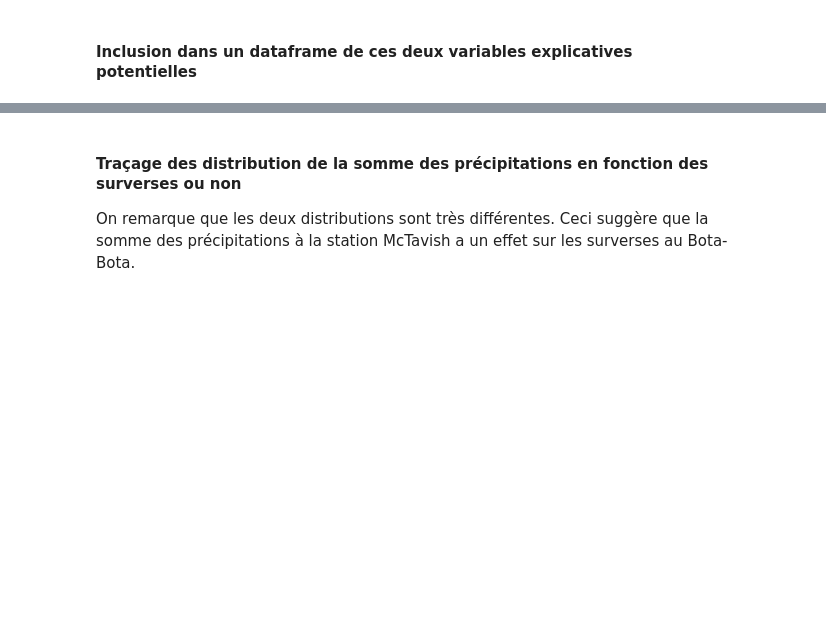
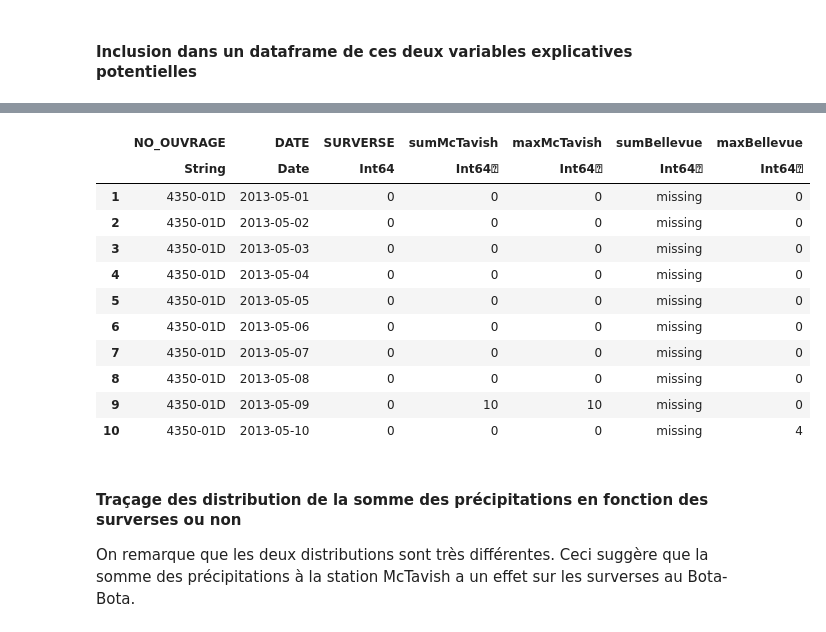
Before and after one commit to SamuelA-L/Prob-et-Stats-IA, a Jupyter notebook: ProjetA19.ipynb, the cells around one changed output, grey strips where cells are left out. Saved outputs shown, nothing was run; the diff lists cells and outputs as text; code cells hidden in the pictures; blank space fills up the shorter version.

Commit message:
SAL creation dataframe avec nos données manquantes remplies

```diff
--- a/ProjetA19.ipynb
+++ b/ProjetA19.ipynb
@@ -314,3 +394,7 @@ first(prec,10)
+# %%
+prec.heure = data[:,:heure]
+prec.date = data[:,:date]
+first(prec,5)
 # %% [markdown]
 # Analyse exploratoire
 
@@ -324,12 +410,12 @@ Prenons arbitrairement l'ouvrage de débordement près du Bota-Bota (4350-01D).
 # %%
-pcp_sum = by(data, :date,  McTavish = :McTavish=>sum, Bellevue = :Bellevue=>sum,
+pcp_sum = by(prec, :date,  McTavish = :McTavish=>sum, Bellevue = :Bellevue=>sum,
    Assomption = :Assomption=>sum, Trudeau = :Trudeau=>sum, StHubert = :StHubert=>sum)
-first(pcp_sum ,5)
+first(pcp_sum ,10)
 # %% [markdown]
 #### Extraction du taux horaire journalier maximum des précipitations pour chacune des stations météorologiques
 # %%
-pcp_max = by(data, :date,  McTavish = :McTavish=>maximum, Bellevue = :Bellevue=>maximum,
+pcp_max = by(prec, :date,  McTavish = :McTavish=>maximum, Bellevue = :Bellevue=>maximum,
    Assomption = :Assomption=>maximum, Trudeau = :Trudeau=>maximum, StHubert = :StHubert=>maximum)
-first(pcp_max,5)
+first(pcp_max,10)
 # %% [markdown]
 #### Inclusion dans un dataframe de ces deux variables explicatives potentielles
@@ -362,0 +422,62 @@ first(df,5)
+# %%
+ouvrage = "4350-01D"
+
+df = filter(row -> row.NO_OUVRAGE == ouvrage, surverse_df)
+
+x₁ = Array{Union{Missing, Int64}}(missing, size(df,1)) # var somme journalière--McTavish
+x₂ = Array{Union{Missing, Int64}}(missing, size(df,1)) # var max journalier-----McTavish
+x₃ = Array{Union{Missing, Int64}}(missing, size(df,1)) # var somme journalière--Bellevue
+x₄ = Array{Union{Missing, Int64}}(missing, size(df,1)) # var max journalier-----Bellevue
+x₅ = Array{Union{Missing, Int64}}(missing, size(df,1)) # var somme journalière--
+x₆ = Array{Union{Missing, Int64}}(missing, size(df,1)) # var max journalier-----
+x₇ = Array{Union{Missing, Int64}}(missing, size(df,1)) # var somme journalière
+x₈ = Array{Union{Missing, Int64}}(missing, size(df,1)) # var max journalier
+x₉ = Array{Union{Missing, Int64}}(missing, size(df,1)) # var somme journalière
+x₁₀ = Array{Union{Missing, Int64}}(missing, size(df,1)) # var max journalier
+
+
+
+for i=1:size(df,1)
+
+    ind = findfirst(pcp_sum[:,:date] .== df[i,:DATE])
+    x₁[i] = pcp_sum[ind,:McTavish]
+    ind = findfirst(pcp_max[:,:date] .== df[i,:DATE])
+    x₂[i] = pcp_max[ind,:McTavish]
+
+    ind = findfirst(pcp_sum[:,:date] .== df[i,:DATE])
+    x₄[i] = pcp_sum[ind,:Bellevue]
+    ind = findfirst(pcp_max[:,:date] .== df[i,:DATE])
+    x₅[i] = pcp_max[ind,:Bellevue]
+
+    ind = findfirst(pcp_sum[:,:date] .== df[i,:DATE])
+    x₅[i] = pcp_sum[ind,:Assomption]
+    ind = findfirst(pcp_max[:,:date] .== df[i,:DATE])
+    x₆[i] = pcp_max[ind,:Assomption]
+
+    ind = findfirst(pcp_sum[:,:date] .== df[i,:DATE])
+    x₇[i] = pcp_sum[ind,:Trudeau]
+    ind = findfirst(pcp_max[:,:date] .== df[i,:DATE])
+    x₈[i] = pcp_max[ind,:Trudeau]
+
+    ind = findfirst(pcp_sum[:,:date] .== df[i,:DATE])
+    x₉[i] = pcp_sum[ind,:StHubert]
+    ind = findfirst(pcp_max[:,:date] .== df[i,:DATE])
+    x₁₀[i] = pcp_max[ind,:StHubert]
+
+end
+
+df[!,:sumMcTavish] = x₁
+df[!,:maxMcTavish] = x₂
+df[!,:sumBellevue] = x₃
+df[!,:maxBellevue] = x₄
+df[!,:sumAssomption] = x₅
+df[!,:maxAssomption] = x₆
+df[!,:sumTrudeau] = x₇
+df[!,:maxTrudeau] = x₈
+df[!,:sumStHubert] = x₉
+df[!,:maxStHubert] = x₁₀
+
+
+#dropmissing!(df, [:SUM, :MAX],disallowmissing=true)
+first(df,10)
+# %% [output]
@@ -363,3 +485,15 @@ first(df,5)
+|  | NO_OUVRAGE | DATE | SURVERSE | sumMcTavish | maxMcTavish | sumBellevue | maxBellevue |
+|  | String | Date | Int64 | Int64⍰ | Int64⍰ | Int64⍰ | Int64⍰ |
+| 1 | 4350-01D | 2013-05-01 | 0 | 0 | 0 | missing | 0 |
+| 2 | 4350-01D | 2013-05-02 | 0 | 0 | 0 | missing | 0 |
+| 3 | 4350-01D | 2013-05-03 | 0 | 0 | 0 | missing | 0 |
+| 4 | 4350-01D | 2013-05-04 | 0 | 0 | 0 | missing | 0 |
+| 5 | 4350-01D | 2013-05-05 | 0 | 0 | 0 | missing | 0 |
+| 6 | 4350-01D | 2013-05-06 | 0 | 0 | 0 | missing | 0 |
+| 7 | 4350-01D | 2013-05-07 | 0 | 0 | 0 | missing | 0 |
+| 8 | 4350-01D | 2013-05-08 | 0 | 0 | 0 | missing | 0 |
+| 9 | 4350-01D | 2013-05-09 | 0 | 10 | 10 | missing | 0 |
+| 10 | 4350-01D | 2013-05-10 | 0 | 0 | 0 | missing | 4 |
 # %% [markdown]
 #### Traçage des distribution de la somme des précipitations en fonction des surverses ou non
 
```
Also changed, not shown: parts of 20 cells of this notebook, 2 other files.
